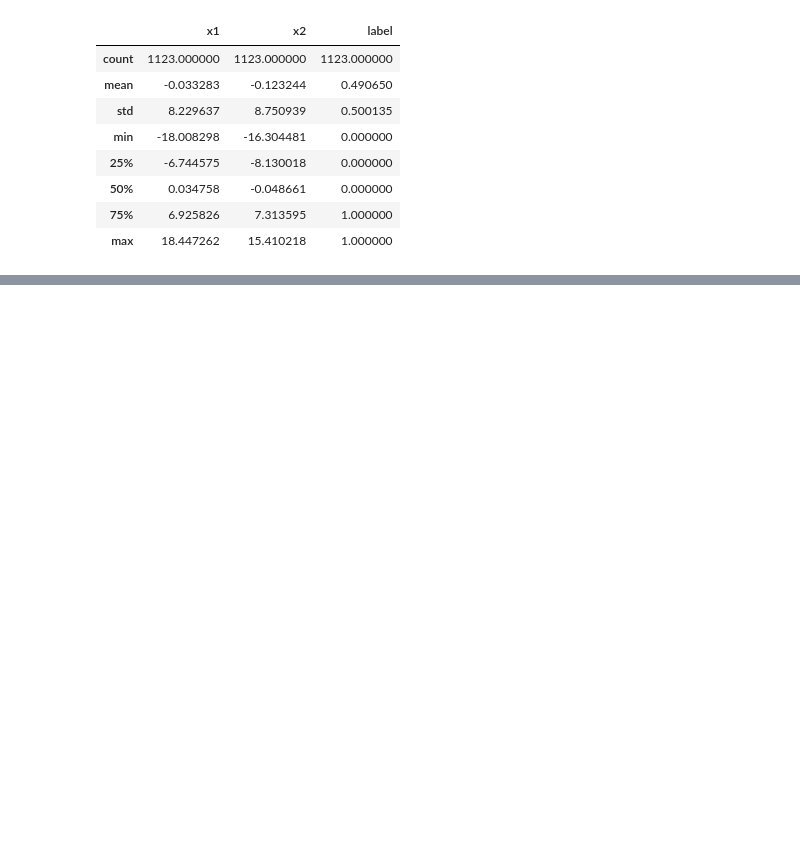
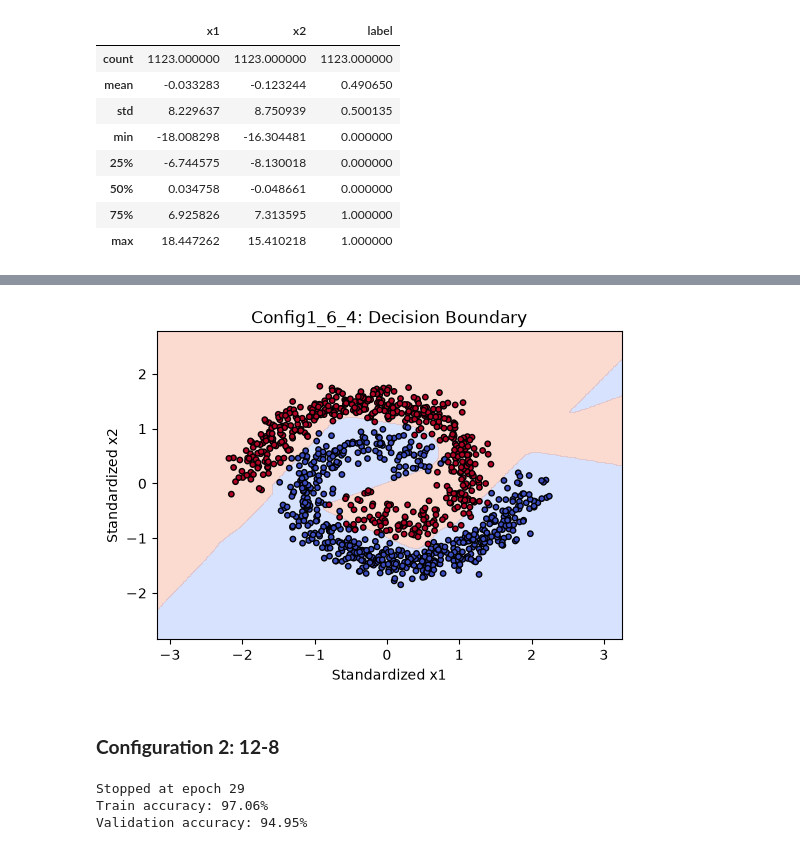
Before and after one commit to karywnl/deep-learning, a Jupyter notebook: lab2/lab2.ipynb, the cells around one changed output, grey strips where cells are left out. Drawn from its saved outputs; the diff is of its cells as text; code cells hidden in the pictures; blank space fills up the shorter version.

```diff
--- a/lab2/lab2.ipynb
+++ b/lab2/lab2.ipynb
@@ -80,0 +155,18 @@ tensor([[0.3994],
+# %%
+def plot_decision_boundary(model, X, y, name):  # Plot boundary
+    x1 = np.linspace(X[:, 0].min() - 1, X[:, 0].max() + 1, 200)
+    x2 = np.linspace(X[:, 1].min() - 1, X[:, 1].max() + 1, 200)
+    xx, yy = np.meshgrid(x1, x2)
+    grid = torch.tensor(np.c_[xx.ravel(), yy.ravel()], dtype=torch.float32)
+
+    model.eval()
+    with torch.no_grad():
+        predictions = model(grid).reshape(xx.shape).numpy()
+
+    plt.figure(figsize=(6, 4))
+    plt.contourf(xx, yy, predictions, levels=[0, 0.5, 1], cmap="coolwarm", alpha=0.35)
+    plt.scatter(X[:, 0], X[:, 1], c=y.squeeze(), cmap="coolwarm", edgecolors="black", s=15)
+    plt.xlabel("Standardized x1")
+    plt.ylabel("Standardized x2")
+    plt.title(f"{name}: Decision Boundary")
+    plt.show()
@@ -80,0 +197,17 @@ tensor([[0.3994],
+# %%
+plot_decision_boundary(model1, X_train, y_train, "Config1_6_4")
+# %% [output]
+[figure, added]
+# %% [markdown]
+### **Configuration 2: 12-8**
+# %%
+model2, train_errors2, val_errors2 = train_model(12, 8)
+train_acc2 = accuracy(model2, X_train, y_train)
+val_acc2 = accuracy(model2, X_val, y_val)
+
+print(f"Train accuracy: {train_acc2:.2f}%")
+print(f"Validation accuracy: {val_acc2:.2f}%")
+# %% [output]
+Stopped at epoch 29
+Train accuracy: 97.06%
+Validation accuracy: 94.95%
```
Also changed, not shown: parts of 26 cells of this notebook, 2 other files.
